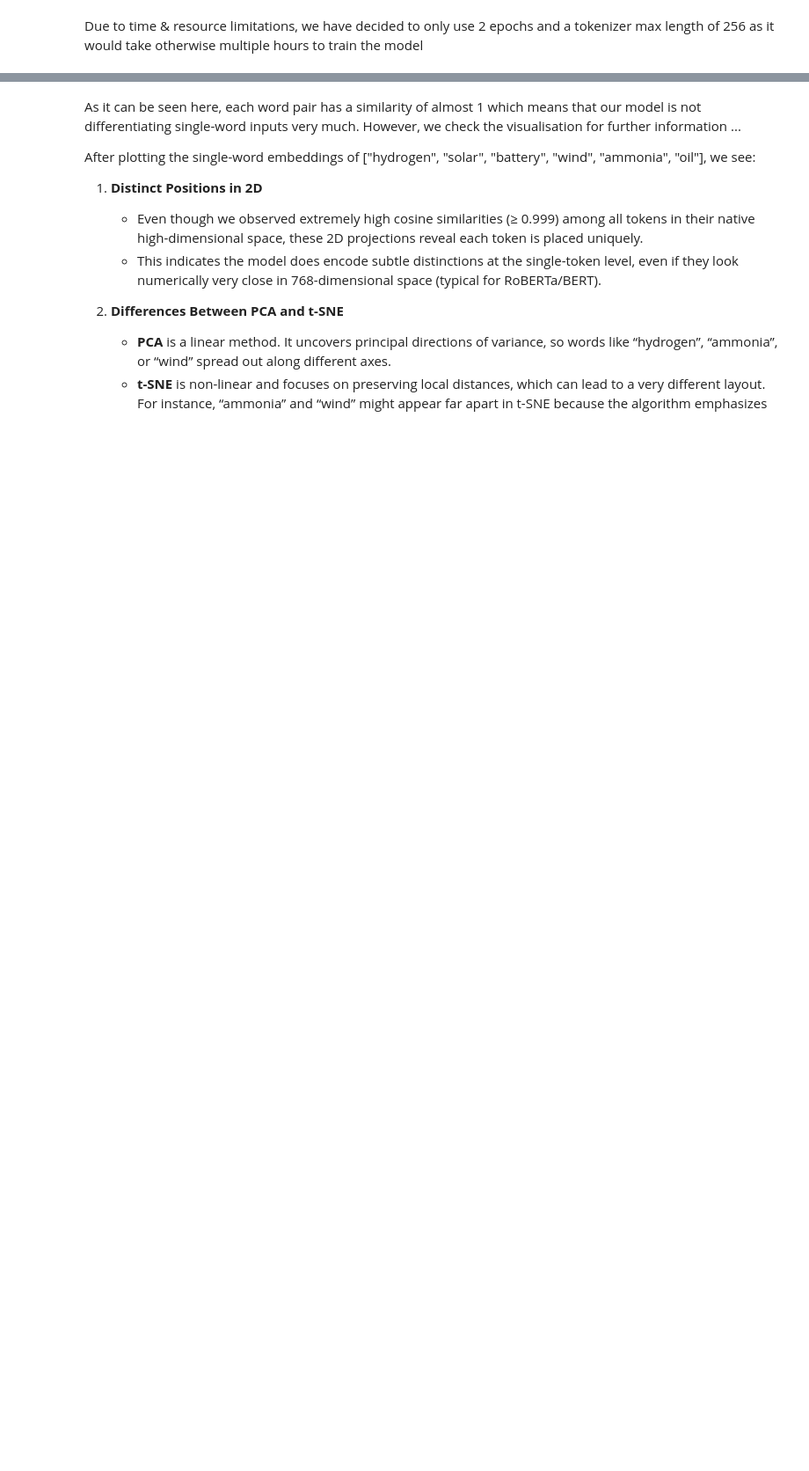
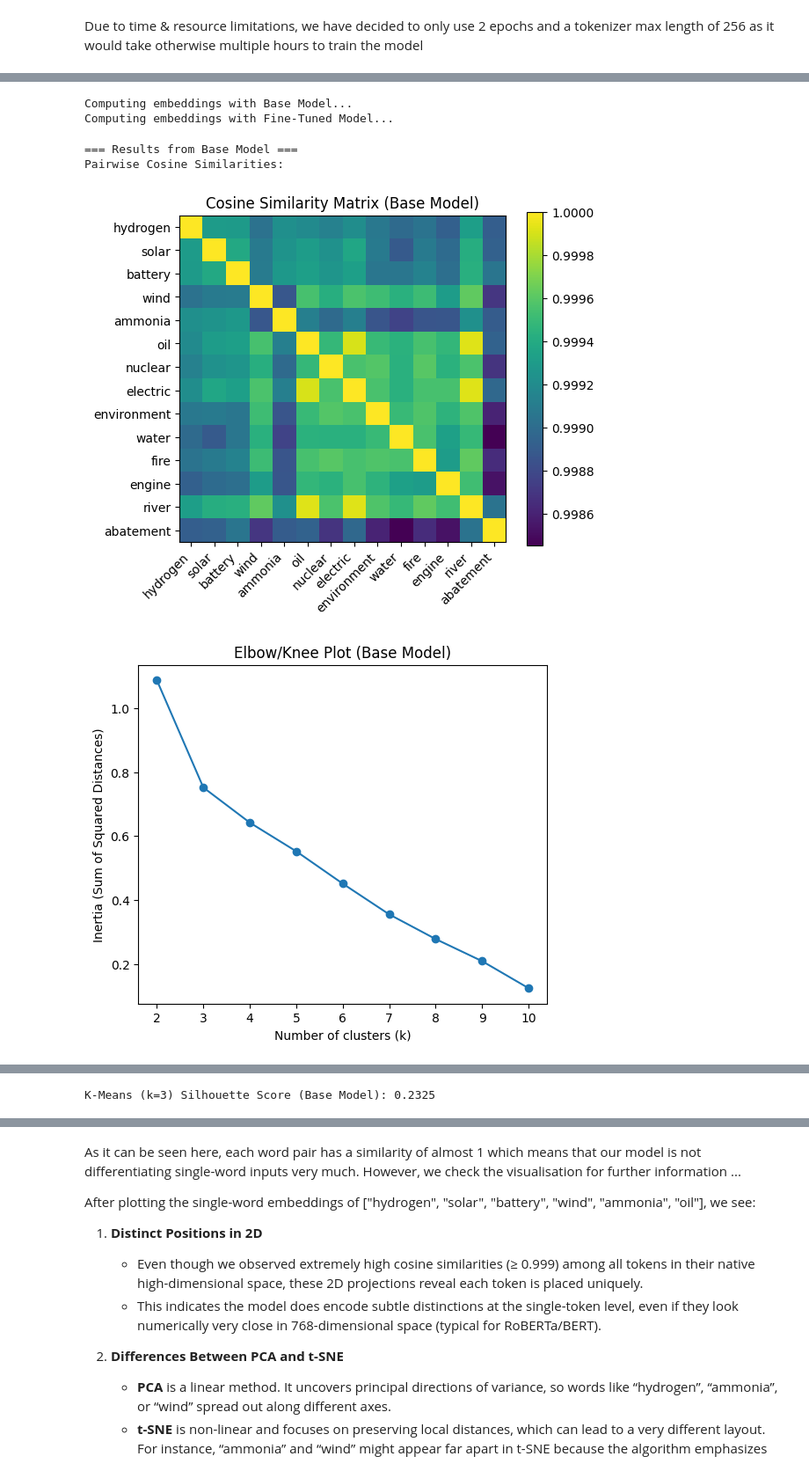
Before and after one commit to lucarenz1997/NLP, a Jupyter notebook: Stage_2_Part_2.ipynb, the cells around one changed output, grey strips where cells are left out. Shown at 88% size. Cells and saved outputs as stored; diff of their text form; code cells hidden in the pictures; blank space fills up the shorter version.

```diff
--- a/Stage_2_Part_2.ipynb
+++ b/Stage_2_Part_2.ipynb
@@ -378,0 +460,44 @@ Similarity(environment, environment) = 1.0000
+# %%
+# -----------------------------
+# Define the terms to compare
+# -----------------------------
+domain_terms = ["hydrogen", "solar", "battery", "wind", "ammonia", "oil", "nuclear", "electric", "environment", "water", "fire", "engine", "river",     "abatement",
+
+    # "climate",
+    # "cogeneration",
+    # "hydrosphere",
+    # "incineration",
+    # "inorganic",
+    # "lifecycle",
+    # "natural",
+    # "organic",
+    # "oxidation",
+    # "ozone",
+    # "pipeline",
+    # "plastic",
+    # "pollution"
+   ]
+
+# -----------------------------
+# Calculate embeddings for each model
+# -----------------------------
+print("Computing embeddings with Base Model...")
+embeddings_base = get_embeddings_for_terms(domain_terms, roberta_tokenizer, base_model, device)
+
+print("Computing embeddings with Fine-Tuned Model...")
+embeddings_finetuned = get_embeddings_for_terms(domain_terms, roberta_tokenizer, mlm_model, device)
+# %% [output]
+Computing embeddings with Base Model...
+Computing embeddings with Fine-Tuned Model...
+# %%
+n_clusters = 3 #can be adapted based on the elbow-plot below
+# -----------------------------
+# 7. Visualize and compare results for the Base Model
+# -----------------------------
+print("\n=== Results from Base Model ===")
+visualize_embeddings(embeddings_base, title_suffix="(Base Model)", k=n_clusters)
+# %% [output]
+=== Results from Base Model ===
+Pairwise Cosine Similarities:
+[figure, added]
+[figure, added]
@@ -378,0 +506 @@ Similarity(environment, environment) = 1.0000
+K-Means (k=3) Silhouette Score (Base Model): 0.2325
```
Also changed, not shown: parts of 39 cells of this notebook.
